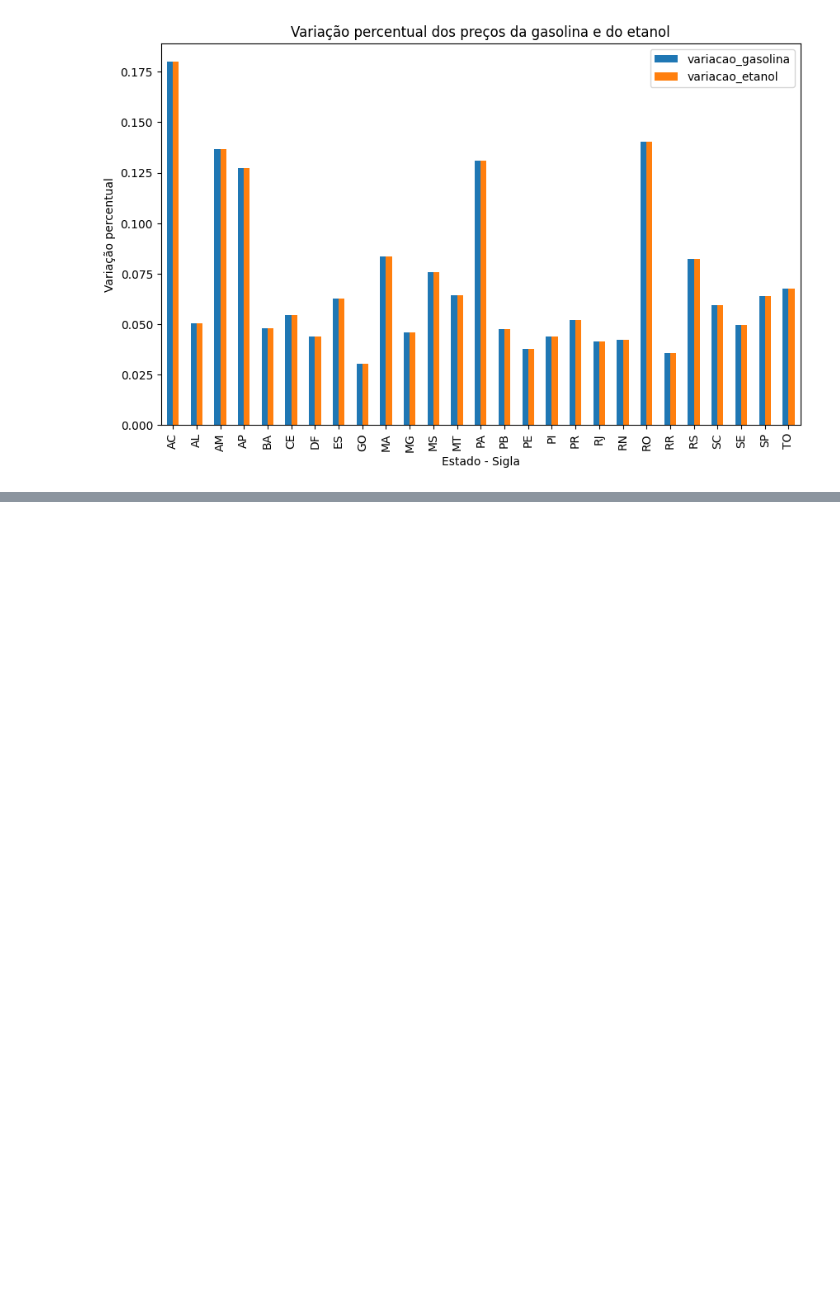
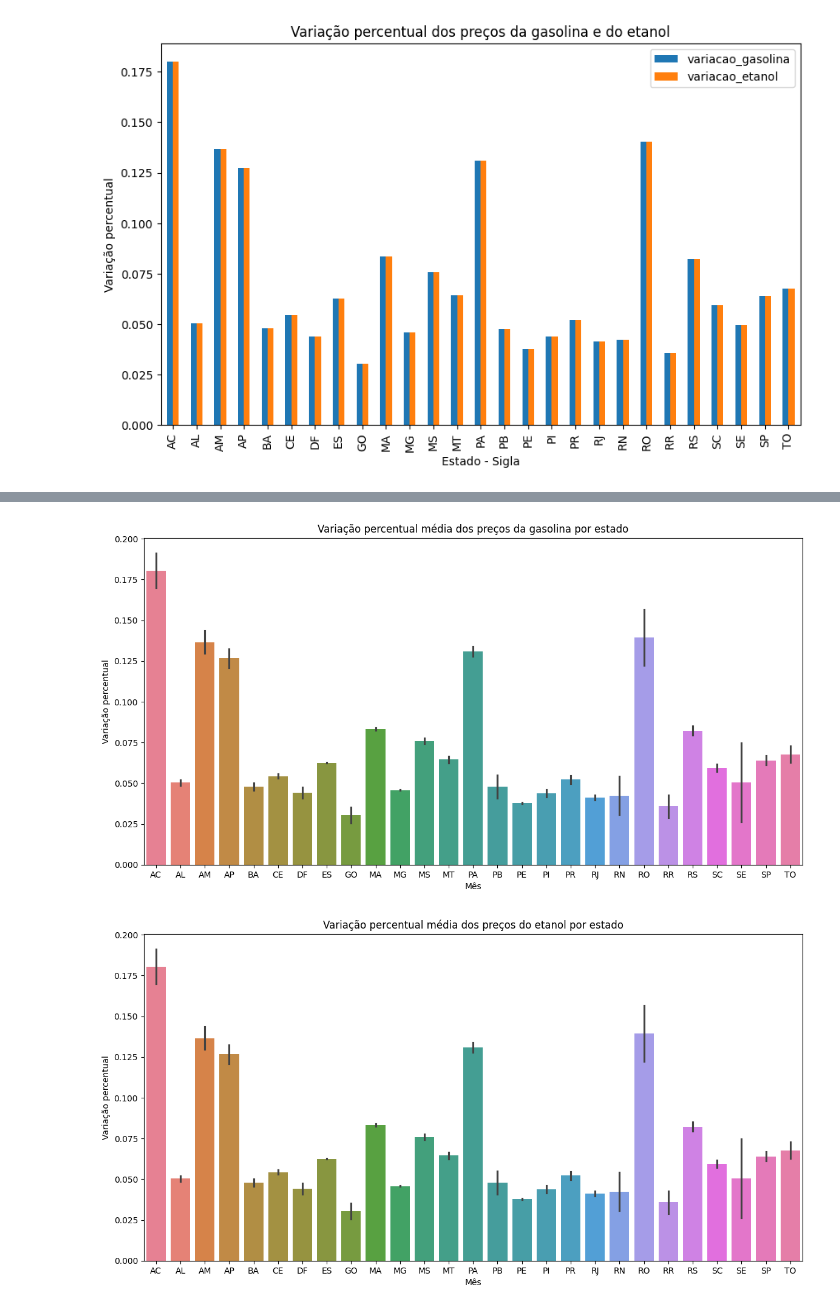
Before and after one commit to IsabelaAthayde/fuels-price-analysis, a Jupyter notebook: trabalho_em_grupo1.ipynb, the cells around one changed output, grey strips where cells are left out. Cells and saved outputs as stored; diff of their text form; code cells hidden in the pictures; blank space fills up the shorter version.

```diff
--- a/trabalho_em_grupo1.ipynb
+++ b/trabalho_em_grupo1.ipynb
@@ -746,13 +875,8 @@ Passing `palette` without assigning `hue` is deprecated and will be removed in v
 # %%
 import pandas as pd
 import matplotlib.pyplot as plt
-
-# Arquivos dos dois últimos meses de 2023
-nov = pd.read_csv('/content/precos-gasolina-etanol-11.csv', sep=';')
-dez = pd.read_csv('/content/precos-gasolina-etanol-12.csv', sep=';')
-
-# Concatenando os dataframes
-df = pd.concat([nov, dez])
+import seaborn as sns
+from IPython.display import display
 
 # Verificando se 'Valor de Venda' é do tipo string
 if df['Valor de Venda'].dtypes == object:
@@ -782,2 +949,31 @@ plt.show()
+# %%
+# Criando uma coluna para o mês
+df['Mes'] = pd.to_datetime(df['Data da Coleta']).dt.month
+
+# Agrupando por estado e mês e calculando a média
+df_grouped_month = df.groupby(['Estado - Sigla', 'Mes'])[['variacao_gasolina', 'variacao_etanol']].mean().reset_index()
+
+# Filtrando o dataframe para incluir apenas os estados que tiveram uma variação nos preços
+df_grouped_month_gasolina = df_grouped_month[df_grouped_month['variacao_gasolina'] != 0]
+df_grouped_month_etanol = df_grouped_month[df_grouped_month['variacao_etanol'] != 0]
+
+# Criando um gráfico de linhas para a variação da gasolina
+plt.figure(figsize=(14, 7))
+sns.barplot(data=df_grouped_month_gasolina, x='Estado - Sigla', y='variacao_gasolina', hue='Estado - Sigla')
+plt.title('Variação percentual média dos preços da gasolina por estado')
+plt.ylabel('Variação percentual')
+plt.xlabel('Mês')
+plt.show()
+
+# Criando um gráfico de linhas para a variação do etanol
+plt.figure(figsize=(14, 7))
+sns.barplot(data=df_grouped_month_etanol, x='Estado - Sigla', y='variacao_etanol', hue='Estado - Sigla')
+plt.title('Variação percentual média dos preços do etanol por estado')
+plt.ylabel('Variação percentual')
+plt.xlabel('Mês')
+plt.show()
+# %% [output]
+[figure, added]
+[figure, added]
 # %% [markdown]
 #Informações Gerais do DataFrame:
```
Also changed, not shown: parts of 35 cells of this notebook.
